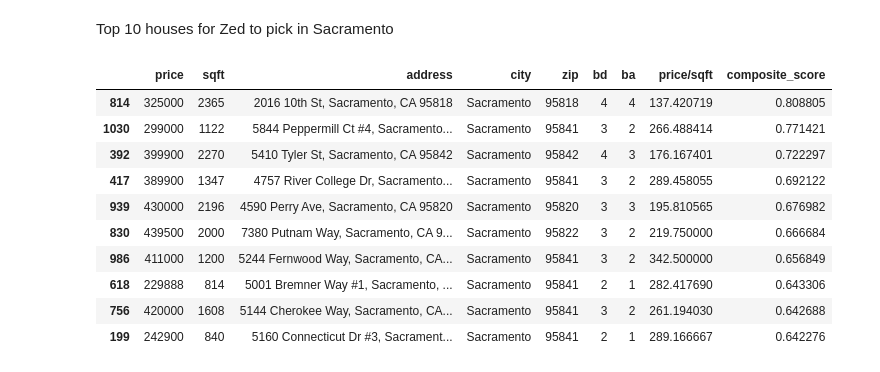
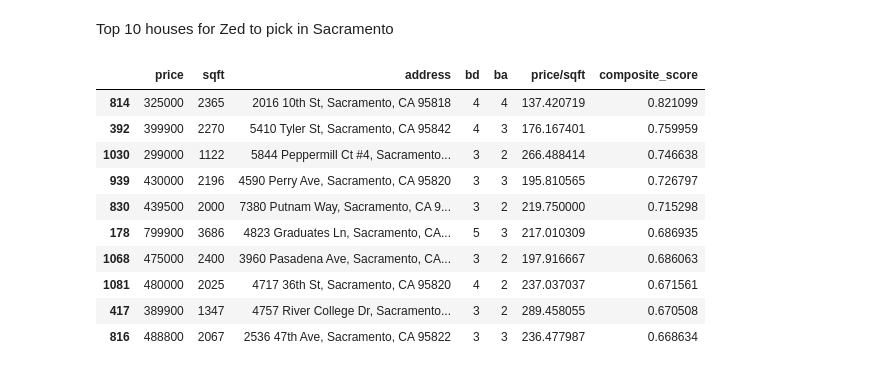
Before and after one commit to PlacidSerene/Housing-Analysis, a Jupyter notebook: House_Prediction.ipynb, the cells around one changed output. Cells and saved outputs as stored; diff of their text form; code cells hidden in the pictures.

```diff
--- a/House_Prediction.ipynb
+++ b/House_Prediction.ipynb
@@ -557,5 +572,5 @@ sb.histplot(data=df, x='price/sqft');
 # %%
-pd.options.display.float_format = '{:,.0f}'.format
+# pd.options.display.float_format = '{:,.0f}'.format
 # %% [markdown]
 Let's take a look at out newly created table
 # %%
@@ -664,0 +654,2 @@ df_zedd = df_clean
+# %%
+df_zedd = df
@@ -673,2 +674,0 @@ See the caveats in the documentation: https://pandas.pydata.org/pandas-docs/stab
-# %%
-df_zedd['price'] = np.where((df_zedd['bd'] >= 3) & (df_zedd['ba'] >= 2),1,0)
@@ -726,4 +702,4 @@ Sqft > 2000 (20% weight)
 Has at least 3 bedrooms and 2 bathrooms (15%)
 In zipcode 95841, 95816 so that he could be closer with his parents (15%)
 # %%
-df_zedd['composite_score'] = df_zedd['room_check']*0.15 + (1-df['price'].rank(pct=True))*.5 + df_zedd['sqft_check']*0.2 + df_zedd['closer']*0.15
+df_zedd['composite_score'] = df_zedd['room_check']*0.15 + (1-df['price'].rank(pct=True))*.35 + (1-df['price/sqft'].rank(pct=True))*.15+ df_zedd['sqft_check']*0.2 + df_zedd['closer']*0.15
@@ -738,16 +708,16 @@ zed_top_10_house = df_zedd.sort_values(by=['composite_score'], ascending=False).
 # %% [markdown]
 Top 10 houses for Zed to pick in Sacramento
 # %%
-zed_top_10_house[["price","sqft","address","city","zip","bd","ba","price/sqft","composite_score"]]
+zed_top_10_house[["price","sqft","address","bd","ba","price/sqft","composite_score"]]
 # %% [output]
-|  | price | sqft | address | city | zip | bd | ba | price/sqft | composite_score |
-| 814 | 325000 | 2365 | 2016 10th St, Sacramento, CA 95818 | Sacramento | 95818 | 4 | 4 | 137.420719 | 0.808805 |
-| 1030 | 299000 | 1122 | 5844 Peppermill Ct #4, Sacramento... | Sacramento | 95841 | 3 | 2 | 266.488414 | 0.771421 |
-| 392 | 399900 | 2270 | 5410 Tyler St, Sacramento, CA 95842 | Sacramento | 95842 | 4 | 3 | 176.167401 | 0.722297 |
-| 417 | 389900 | 1347 | 4757 River College Dr, Sacramento... | Sacramento | 95841 | 3 | 2 | 289.458055 | 0.692122 |
-| 939 | 430000 | 2196 | 4590 Perry Ave, Sacramento, CA 95820 | Sacramento | 95820 | 3 | 3 | 195.810565 | 0.676982 |
-| 830 | 439500 | 2000 | 7380 Putnam Way, Sacramento, CA 9... | Sacramento | 95822 | 3 | 2 | 219.750000 | 0.666684 |
-| 986 | 411000 | 1200 | 5244 Fernwood Way, Sacramento, CA... | Sacramento | 95841 | 3 | 2 | 342.500000 | 0.656849 |
-| 618 | 229888 | 814 | 5001 Bremner Way #1, Sacramento, ... | Sacramento | 95841 | 2 | 1 | 282.417690 | 0.643306 |
-| 756 | 420000 | 1608 | 5144 Cherokee Way, Sacramento, CA... | Sacramento | 95841 | 3 | 2 | 261.194030 | 0.642688 |
-| 199 | 242900 | 840 | 5160 Connecticut Dr #3, Sacrament... | Sacramento | 95841 | 2 | 1 | 289.166667 | 0.642276 |
+|  | price | sqft | address | bd | ba | price/sqft | composite_score |
+| 814 | 325000 | 2365 | 2016 10th St, Sacramento, CA 95818 | 4 | 4 | 137.420719 | 0.821099 |
+| 392 | 399900 | 2270 | 5410 Tyler St, Sacramento, CA 95842 | 4 | 3 | 176.167401 | 0.759959 |
+| 1030 | 299000 | 1122 | 5844 Peppermill Ct #4, Sacramento... | 3 | 2 | 266.488414 | 0.746638 |
+| 939 | 430000 | 2196 | 4590 Perry Ave, Sacramento, CA 95820 | 3 | 3 | 195.810565 | 0.726797 |
+| 830 | 439500 | 2000 | 7380 Putnam Way, Sacramento, CA 9... | 3 | 2 | 219.750000 | 0.715298 |
+| 178 | 799900 | 3686 | 4823 Graduates Ln, Sacramento, CA... | 5 | 3 | 217.010309 | 0.686935 |
+| 1068 | 475000 | 2400 | 3960 Pasadena Ave, Sacramento, CA... | 3 | 2 | 197.916667 | 0.686063 |
+| 1081 | 480000 | 2025 | 4717 36th St, Sacramento, CA 95820 | 4 | 2 | 237.037037 | 0.671561 |
+| 417 | 389900 | 1347 | 4757 River College Dr, Sacramento... | 3 | 2 | 289.458055 | 0.670508 |
+| 816 | 488800 | 2067 | 2536 47th Ave, Sacramento, CA 95822 | 3 | 3 | 236.477987 | 0.668634 |
```
Also changed, not shown: parts of 23 cells of this notebook.
